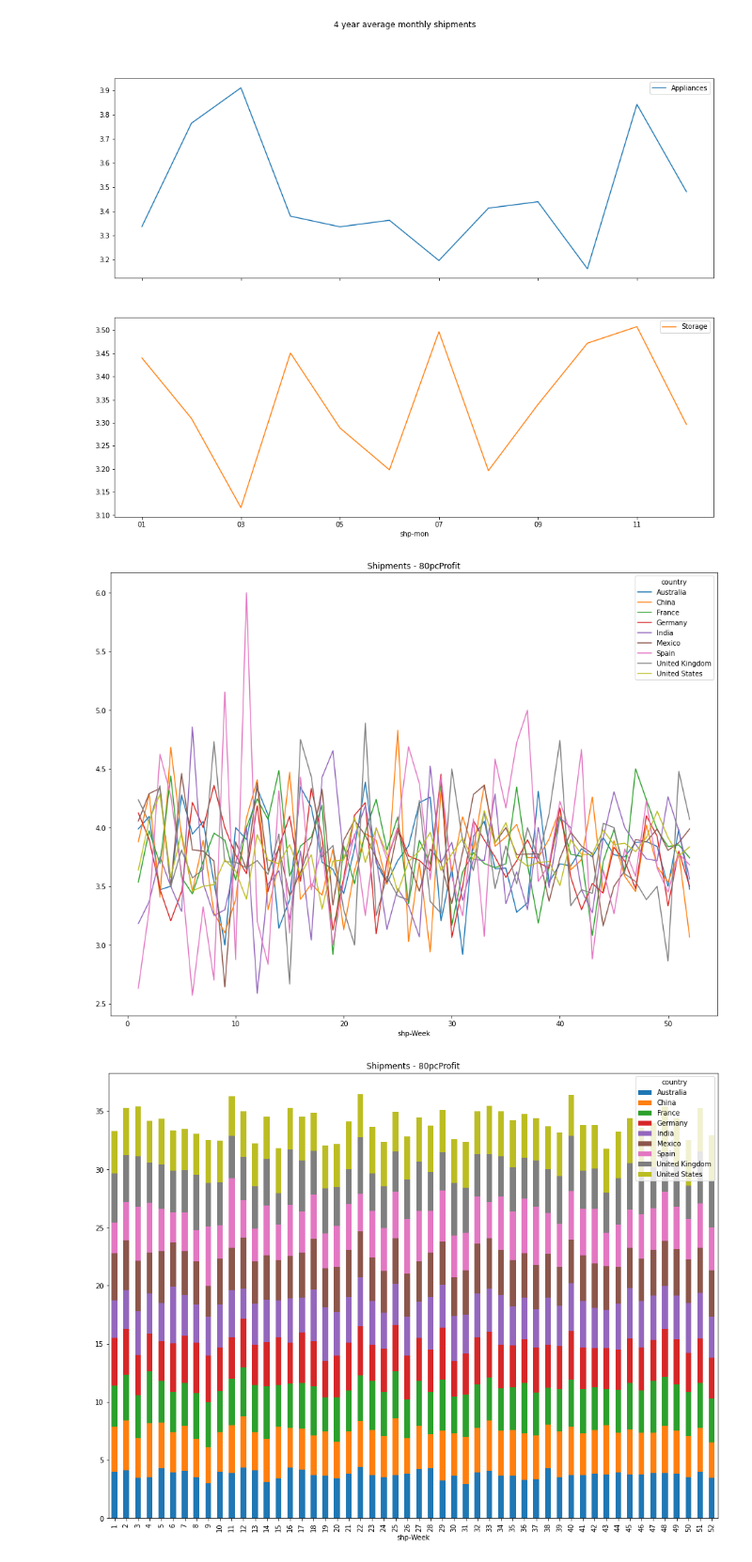
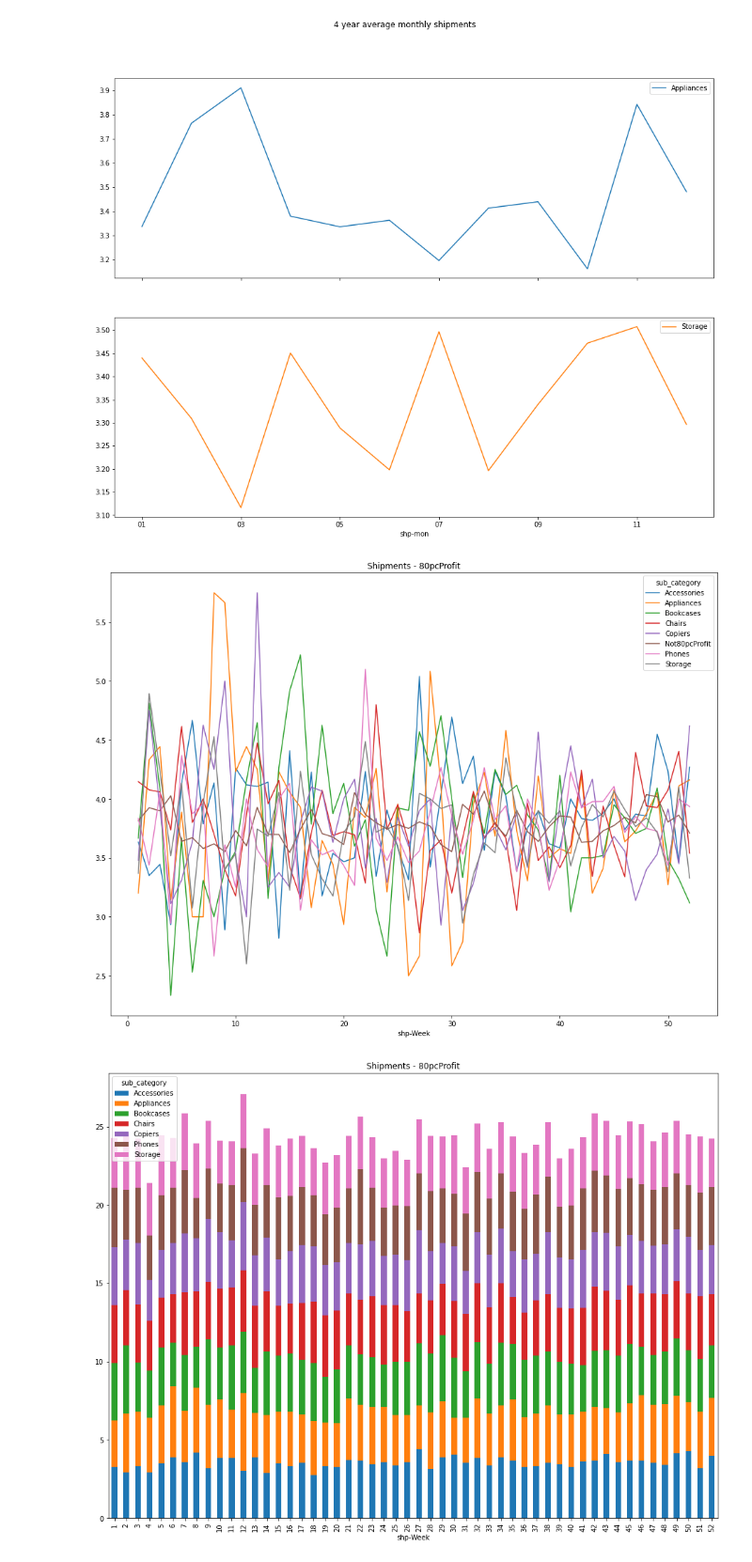
Before and after one commit to Praxis-QR/PythonForManagers, a Jupyter notebook: Superstore_Sales_Data_Analysis_2023.ipynb, the cells around one changed output. Shown at 94% size. Drawn from its saved outputs; the diff is of its cells as text; code cells hidden in the pictures.

```diff
--- a/Superstore_Sales_Data_Analysis_2023.ipynb
+++ b/Superstore_Sales_Data_Analysis_2023.ipynb
@@ -648,13 +648,13 @@ plot(subplots=True,title = '4 year average monthly shipments', figsize = (16,12)
 #df['Week_Number'] = df['Date'].dt.isocalendar().week
 dfCopy['shp-Week'] = pd.to_datetime(dfCopy['ship_date']).dt.isocalendar().week
 # %%
-pd.pivot_table(dfCopy[dfCopy['country'] != 'Not80pcProfit'], index = 'shp-Week', columns = 'country', values = 'quantity', aggfunc = 'mean')\
+pd.pivot_table(dfCopy[dfCopy['country'] != 'Not80pcProfit'], index = 'shp-Week', columns = 'sub_category', values = 'quantity', aggfunc = 'mean')\
 .plot(title = 'Shipments - 80pcProfit', figsize = (16,12));
 # %% [output]
-[figure, old version]
+[figure, new version]
 # %%
-pd.pivot_table(dfCopy[dfCopy['country'] != 'Not80pcProfit'], index = 'shp-Week', columns = 'country', values = 'quantity', aggfunc = 'mean')\
+pd.pivot_table(dfCopy[dfCopy['sub_category'] != 'Not80pcProfit'], index = 'shp-Week', columns = 'sub_category', values = 'quantity', aggfunc = 'mean')\
 .plot(kind = 'bar', stacked=True,title = 'Shipments - 80pcProfit', figsize = (16,12));
 # %% [output]
-[figure, old version]
+[figure, new version]
 # %%
```
Also changed, not shown: parts of 1 cell of this notebook.
